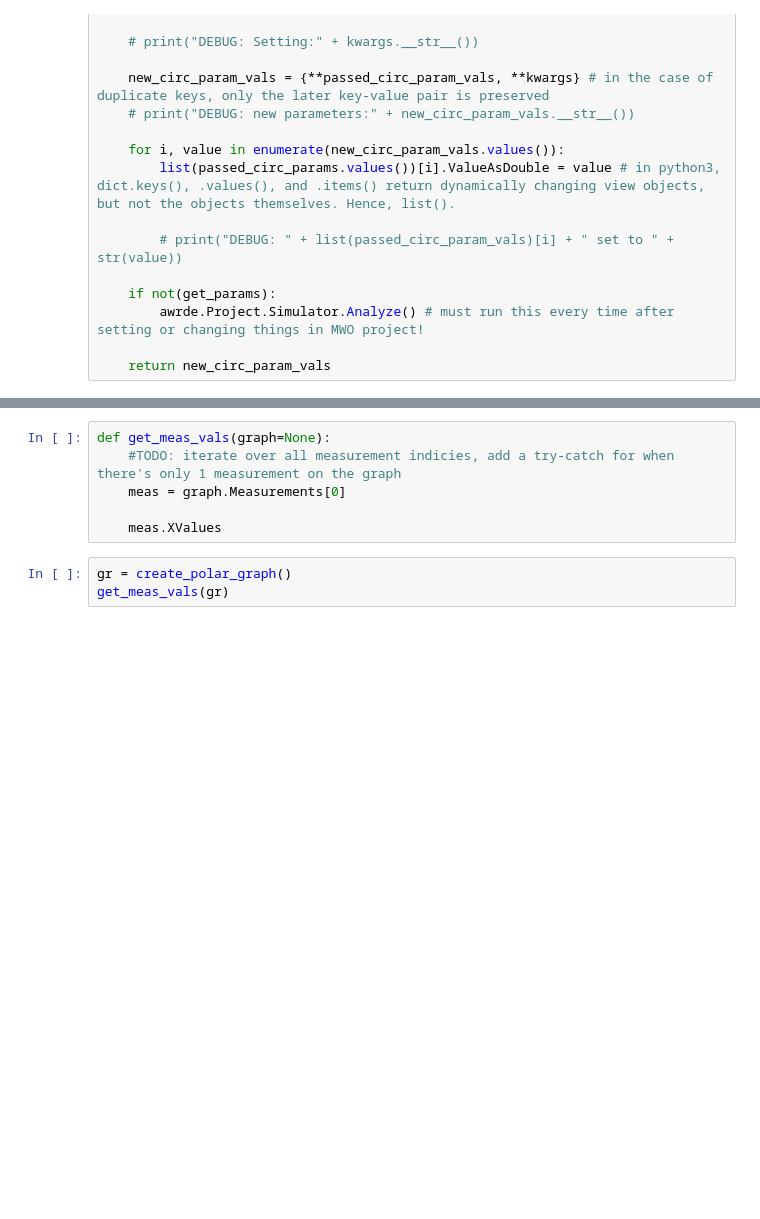
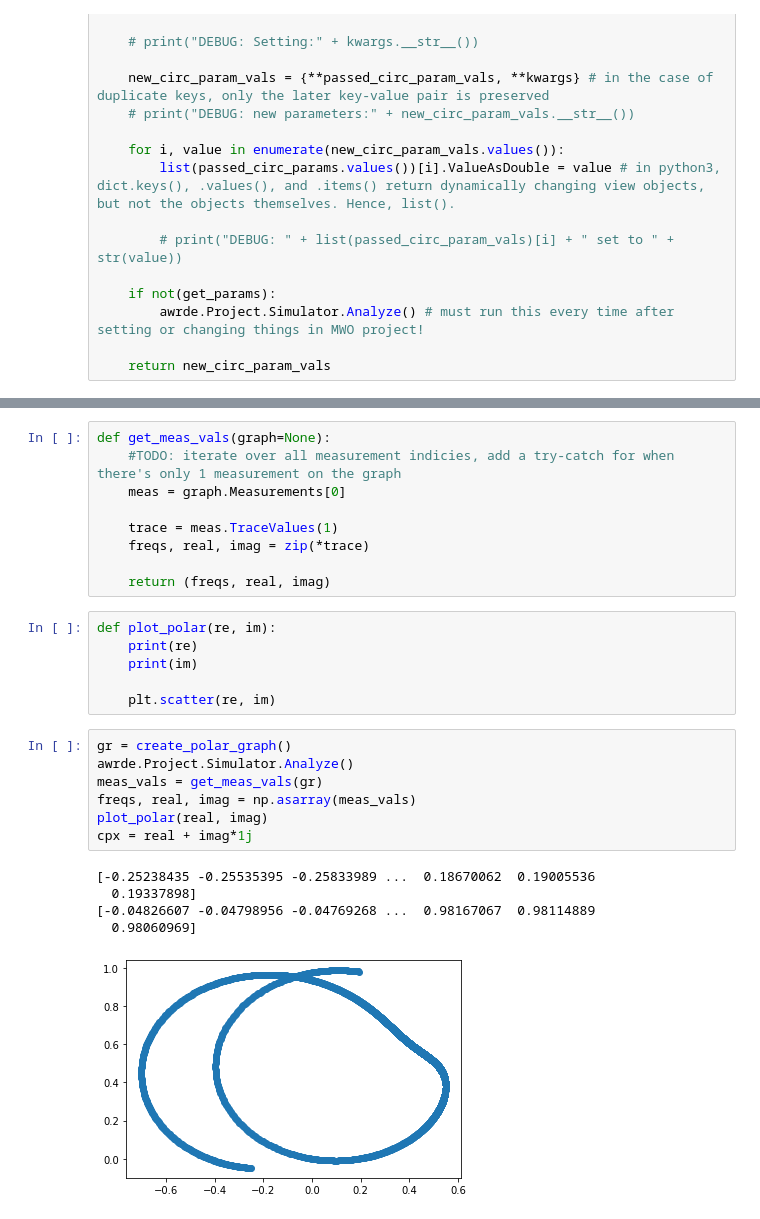
Before and after one commit to sergeiz2/koubit-research, a Jupyter notebook: ResonatorSensitivity/circle_fit_sandbox.ipynb, the cells around one changed output, grey strips where cells are left out. Saved outputs shown, nothing was run; the diff lists cells and outputs as text; blank space fills up the shorter version.

```diff
--- a/ResonatorSensitivity/circle_fit_sandbox.ipynb
+++ b/ResonatorSensitivity/circle_fit_sandbox.ipynb
@@ -80,7 +89,26 @@ def get_meas_vals(graph=None):
     #TODO: iterate over all measurement indicies, add a try-catch for when there's only 1 measurement on the graph
     meas = graph.Measurements[0]
 
-    meas.XValues
+    trace = meas.TraceValues(1)
+    freqs, real, imag = zip(*trace)
+
+    return (freqs, real, imag)
-# %%
-gr = create_polar_graph()
-get_meas_vals(gr)
+# %%
+def plot_polar(re, im):
+    print(re)
+    print(im)
+
+    plt.scatter(re, im)
+# %%
+gr = create_polar_graph()
+awrde.Project.Simulator.Analyze()
+meas_vals = get_meas_vals(gr)
+freqs, real, imag = np.asarray(meas_vals)
+plot_polar(real, imag)
+cpx = real + imag*1j
+# %% [output]
+[-0.25238435 -0.25535395 -0.25833989 ...  0.18670062  0.19005536
+  0.19337898]
+[-0.04826607 -0.04798956 -0.04769268 ...  0.98167067  0.98114889
+  0.98060969]
+[figure, added]
```
Also changed, not shown: parts of 10 cells of this notebook, 2 other files.
